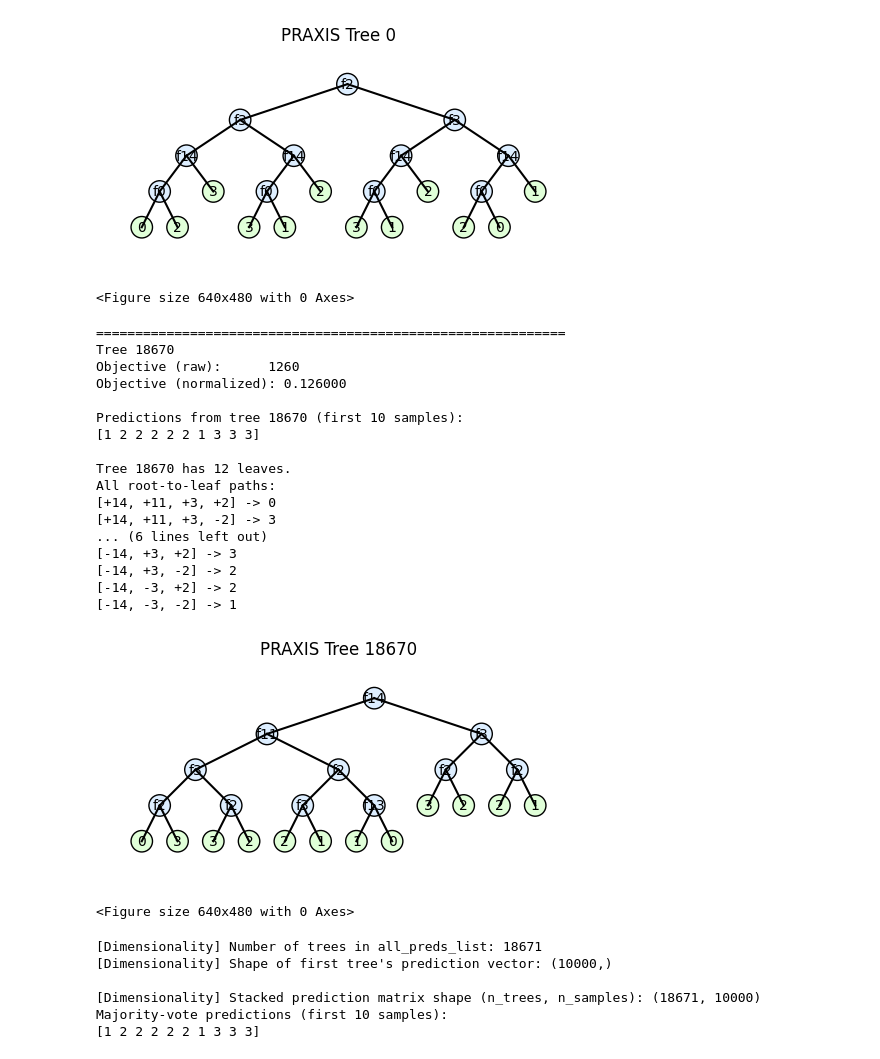
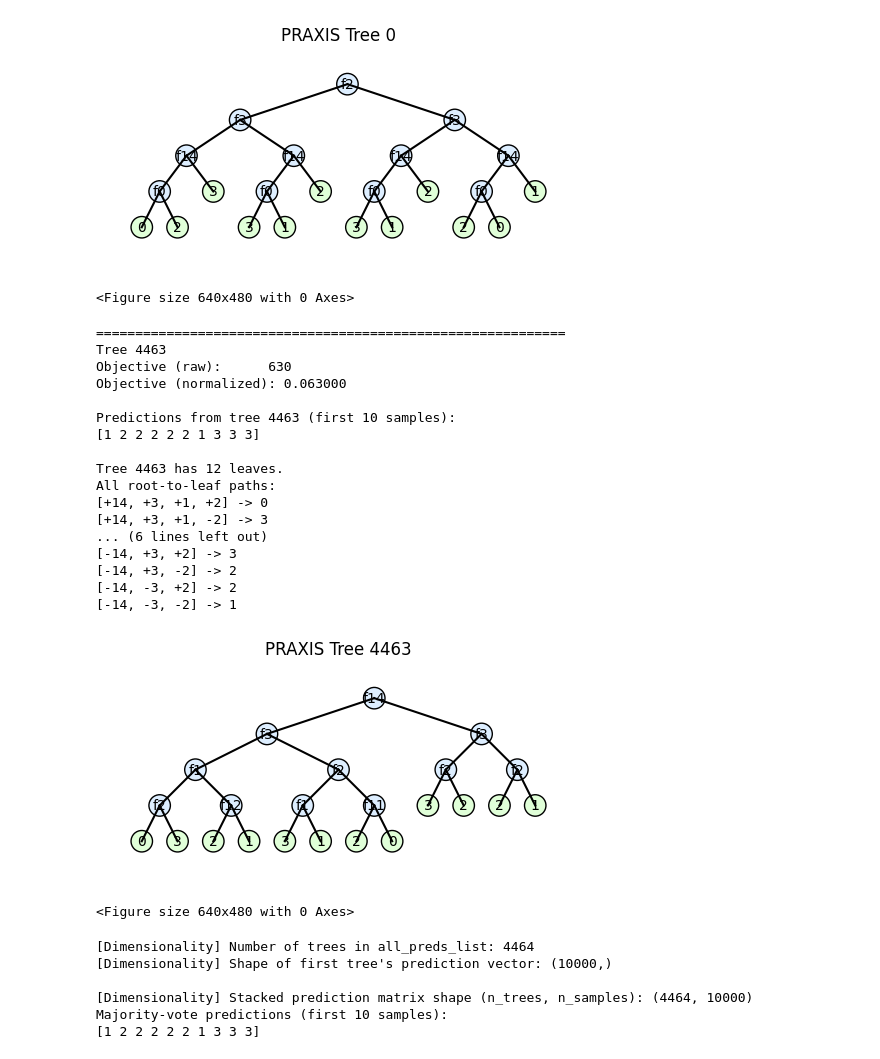
Before and after one commit to zakk-h/LicketyRESPLIT, a Jupyter notebook: examples/example.ipynb, the cells around one changed output. Drawn from its saved outputs; the diff is of its cells as text; code cells hidden in the pictures.

```diff
--- a/examples/example.ipynb
+++ b/examples/example.ipynb
@@ -177,14 +177,14 @@ model = PRAXIS()
 
 model.fit(
     X, y,
-    lambda_reg=0.01,        # sparsity penalty - recommended
-    depth_budget=5,         # max tree depth as defined by number of splits along any path
+    lambda_reg=0.005,        # sparsity penalty - recommended
+    depth_budget=6,         # max tree depth as defined by number of splits along any path
     rashomon_mult=0.05,     # rashomon bound: 5% worse than initial oracle objective
     # optional parameters (default is sufficient)
     multiplicative_slack=0, # extra slack factor
     key_mode="hash",        # "hash" for memory savings at an astronomically low change of error or "exact"
     trie_cache_enabled=False, # not recommended with hash
-    lookahead_k=1, # 1 = LicketySPLIT oracle, 0 = greedy, >1 higher-tiered oracles
+    lookahead_k=5, # 1 = LicketySPLIT oracle, 0 = greedy, >1 higher-tiered oracles
 )
 
 print("Minimum objective:", model.get_min_objective())
@@ -259,31 +259,31 @@ Objective = 1213, Count = 128
 [-2, +3, -14] -> 2
 [-2, -3, +14, +0] -> 2
 [-2, -3, +14, -0] -> 0
 [-2, -3, -14] -> 1
 [figure]
 <Figure size 640x480 with 0 Axes>
 ============================================================
-Tree 18670
-Objective (raw):      1260
-Objective (normalized): 0.126000
+Tree 4463
+Objective (raw):      630
+Objective (normalized): 0.063000
 
-Predictions from tree 18670 (first 10 samples):
+Predictions from tree 4463 (first 10 samples):
 [1 2 2 2 2 2 1 3 3 3]
 
-Tree 18670 has 12 leaves.
+Tree 4463 has 12 leaves.
 All root-to-leaf paths:
-[+14, +11, +3, +2] -> 0
-[+14, +11, +3, -2] -> 3
+[+14, +3, +1, +2] -> 0
+[+14, +3, +1, -2] -> 3
 ... (6 lines left out)
 [-14, +3, +2] -> 3
 [-14, +3, -2] -> 2
 [-14, -3, +2] -> 2
 [-14, -3, -2] -> 1
-[figure, old version]
+[figure, new version]
 <Figure size 640x480 with 0 Axes>
-[Dimensionality] Number of trees in all_preds_list: 18671
+[Dimensionality] Number of trees in all_preds_list: 4464
 [Dimensionality] Shape of first tree's prediction vector: (10000,)
 
-[Dimensionality] Stacked prediction matrix shape (n_trees, n_samples): (18671, 10000)
+[Dimensionality] Stacked prediction matrix shape (n_trees, n_samples): (4464, 10000)
 Majority-vote predictions (first 10 samples):
 [1 2 2 2 2 2 1 3 3 3]
```
Also changed, not shown: parts of 3 cells of this notebook, 2 other files.
